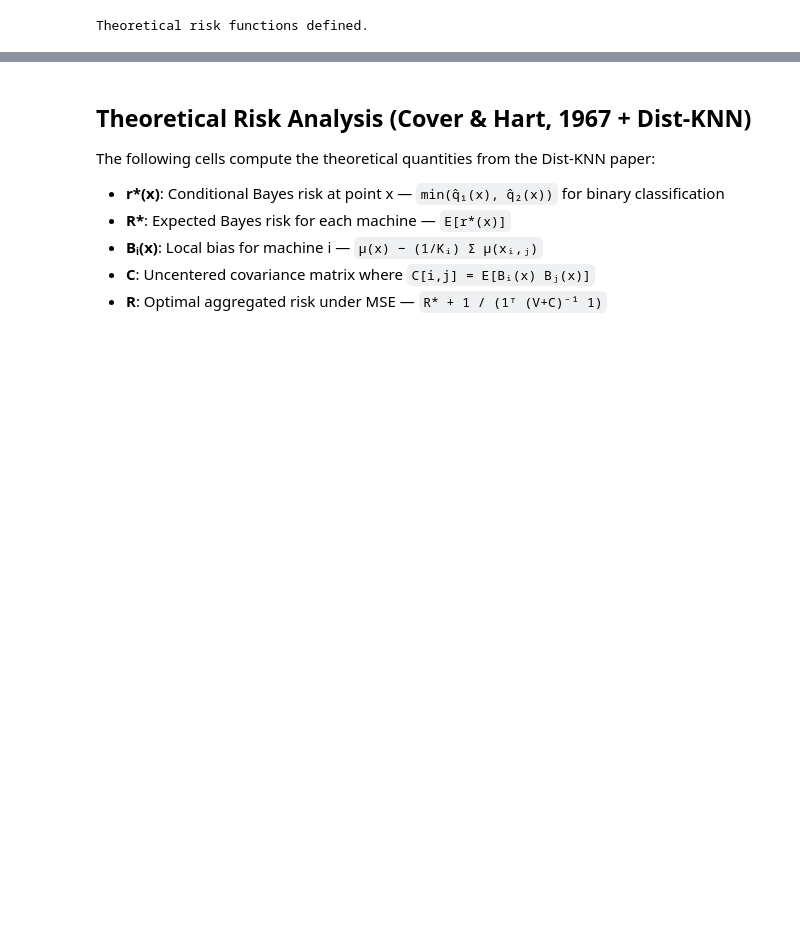
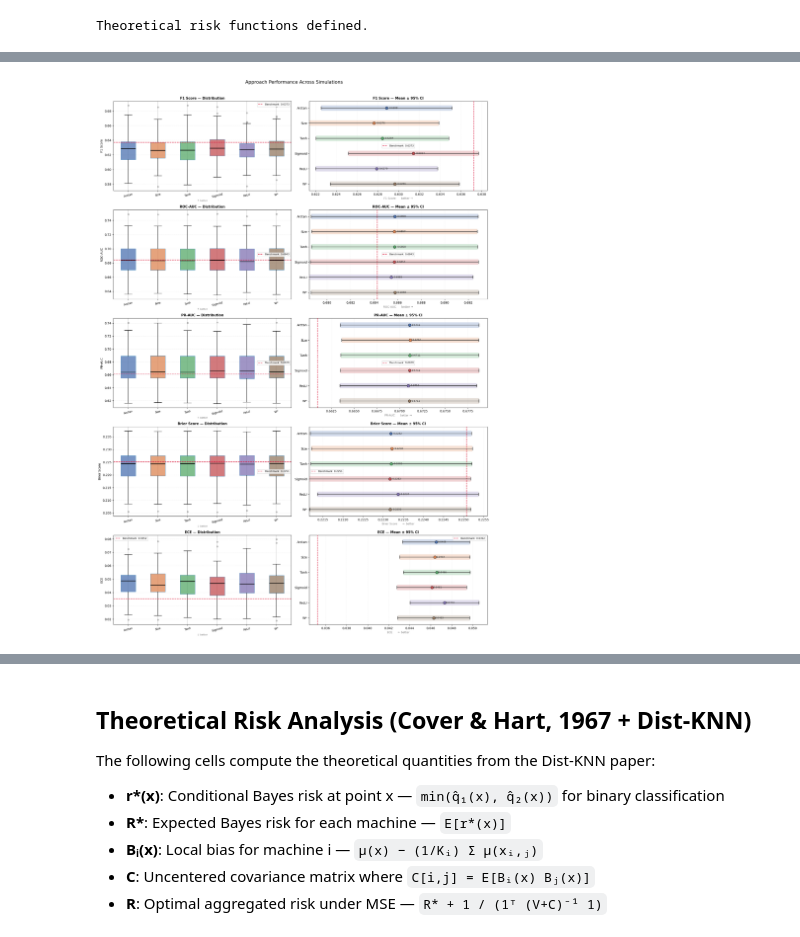
Before and after one commit to Abhiraj212024/KNN_Research, a Jupyter notebook: Simulations/news-popularity.ipynb, the cells around one changed output, grey strips where cells are left out. Saved outputs shown, nothing was run; the diff lists cells and outputs as text; code cells hidden in the pictures; blank space fills up the shorter version.

```diff
--- a/Simulations/news-popularity.ipynb
+++ b/Simulations/news-popularity.ipynb
@@ -882,0 +950,100 @@ Arctan vs Sigmoid: p-value = 0.5454
+# %%
+# %%
+# Visualization — F1, ROC-AUC, PR-AUC, Brier Score, ECE
+# Left:  boxplot across simulations
+# Right: grouped mean ± 95% CI — one chart per metric, all approaches side-by-side
+approach_labels = ['Arctan', 'Size', 'Tanh', 'Sigmoid', 'ReLU', 'W*']
+colors          = ['#4C72B0','#DD8452','#55A868','#C44E52','#8172B2','#937860']
+
+plot_specs = [
+    ('F1 Score',    '_f1',      benchmark_f1,      False),
+    ('ROC-AUC',     '_roc_auc', benchmark_roc_auc, False),
+    ('PR-AUC',      '_pr_auc',  benchmark_pr_auc,  False),
+    ('Brier Score', '_brier',   benchmark_brier,   True),
+    ('ECE',         '_ece',     benchmark_ece,     True),
+]
+
+fig, axes = plt.subplots(len(plot_specs), 2, figsize=(18, 5 * len(plot_specs)))
+fig.suptitle('Approach Performance Across Simulations', fontsize=15, y=1.01)
+
+for row, (metric_name, suffix, benchmark_val, lower_better) in enumerate(plot_specs):
+    cols = [f'approach_{i}{suffix}' for i in range(1, 7)]
+
+    # ── Left: boxplot ────────────────────────────────────────────────────────
+    ax = axes[row, 0]
+    bp = results_df[cols].boxplot(
+        ax=ax, patch_artist=True, return_type='dict',
+        medianprops=dict(color='black', linewidth=2),
+        whiskerprops=dict(linewidth=1.2),
+        capprops=dict(linewidth=1.2),
+        flierprops=dict(marker='o', markersize=4, alpha=0.5),
+    )
+    for patch, color in zip(bp['boxes'], colors):
+        patch.set_facecolor(color)
+        patch.set_alpha(0.75)
+    ax.set_title(f'{metric_name} — Distribution', fontsize=11, fontweight='bold')
+    ax.set_ylabel(metric_name, fontsize=10)
+    ax.axhline(y=benchmark_val, color='crimson', linestyle='--', linewidth=1.5,
+               label=f'Benchmark  {benchmark_val:.4f}')
+    ax.set_xticklabels(approach_labels, rotation=15, fontsize=9)
+    ax.legend(fontsize=8, loc='best')
+    ax.grid(True, axis='y', alpha=0.3, linestyle=':')
+    ax.set_xlabel('↓ better' if lower_better else '↑ better', fontsize=8, color='grey')
+
+    # ── Right: mean + 95% CI (horizontal lollipop chart) ────────────────────
+    ax = axes[row, 1]
+    means, lo_errs, hi_errs, ci_los, ci_his = [], [], [], [], []
+    for col in cols:
+        vals   = results_df[col].dropna()
+        mean   = vals.mean()
+        lo, hi = ci_95(vals)
+        means.append(mean)
+        lo_errs.append(mean - lo)
+        hi_errs.append(hi - mean)
+        ci_los.append(lo)
+        ci_his.append(hi)
+
+    y     = np.arange(len(approach_labels))
+    means = np.array(means)
+
+    # Horizontal CI spans
+    for i, (lo, hi, color) in enumerate(zip(ci_los, ci_his, colors)):
+        ax.barh(i, hi - lo, left=lo, height=0.35, color=color, alpha=0.25)
+
+    # Mean dots
+    for i, (mean, color) in enumerate(zip(means, colors)):
+        ax.plot(mean, i, 'o', color=color, markersize=9, zorder=5,
+                markeredgecolor='black', markeredgewidth=0.8)
+
+    # CI whiskers
+    ax.errorbar(means, y,
+                xerr=[lo_errs, hi_errs],
+                fmt='none', color='#333333', capsize=5,
+                linewidth=1.5, capthick=1.5, zorder=4)
+
+    # Benchmark line
+    ax.axvline(x=benchmark_val, color='crimson', linestyle='--', linewidth=1.5,
+               label=f'Benchmark  {benchmark_val:.4f}', zorder=3)
+
+    # Value labels on the dots
+    x_range = max(ci_his) - min(ci_los)
+    offset  = x_range * 0.015
+    for i, mean in enumerate(means):
+        ax.text(mean + offset, i, f'{mean:.4f}',
+                va='center', ha='left', fontsize=8, color='#222222')
+
+    ax.set_yticks(y)
+    ax.set_yticklabels(approach_labels, fontsize=10)
+    ax.set_xlabel(metric_name, fontsize=10)
+    ax.set_title(f'{metric_name} — Mean ± 95% CI', fontsize=11, fontweight='bold')
+    ax.legend(fontsize=8, loc='best')
+    ax.grid(True, axis='x', alpha=0.3, linestyle=':')
+    ax.invert_yaxis()   # W* at top, Arctan at bottom — matches natural reading order
+    direction_label = '← better' if lower_better else 'better →'
+    ax.set_xlabel(f'{metric_name}      {direction_label}', fontsize=9, color='grey')
+
+plt.tight_layout()
+plt.savefig('approach_metrics_overview.png', dpi=150, bbox_inches='tight')
+plt.show()
+# %% [output]
+[figure, added]
```
Also changed, not shown: parts of 19 cells of this notebook, 8 other files.
